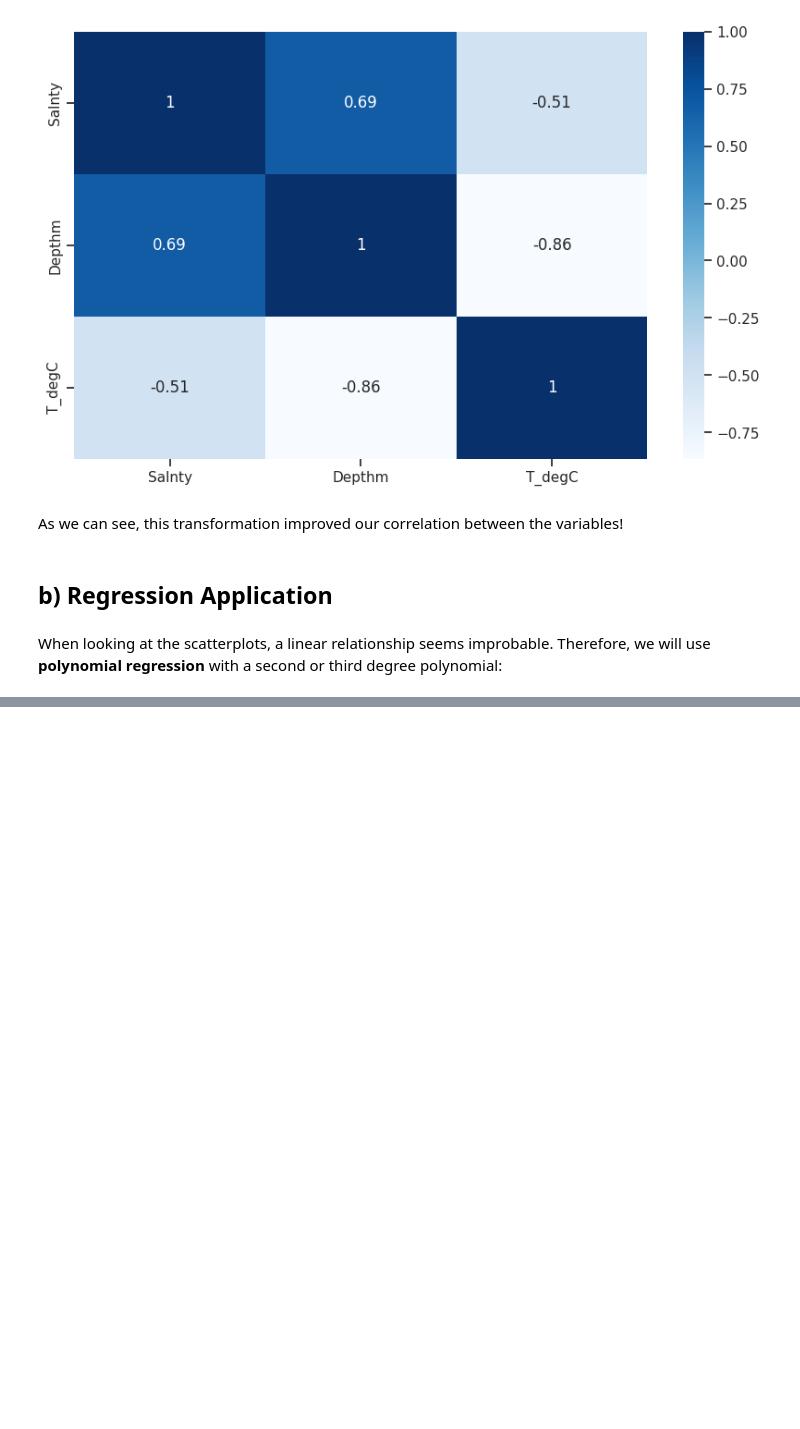
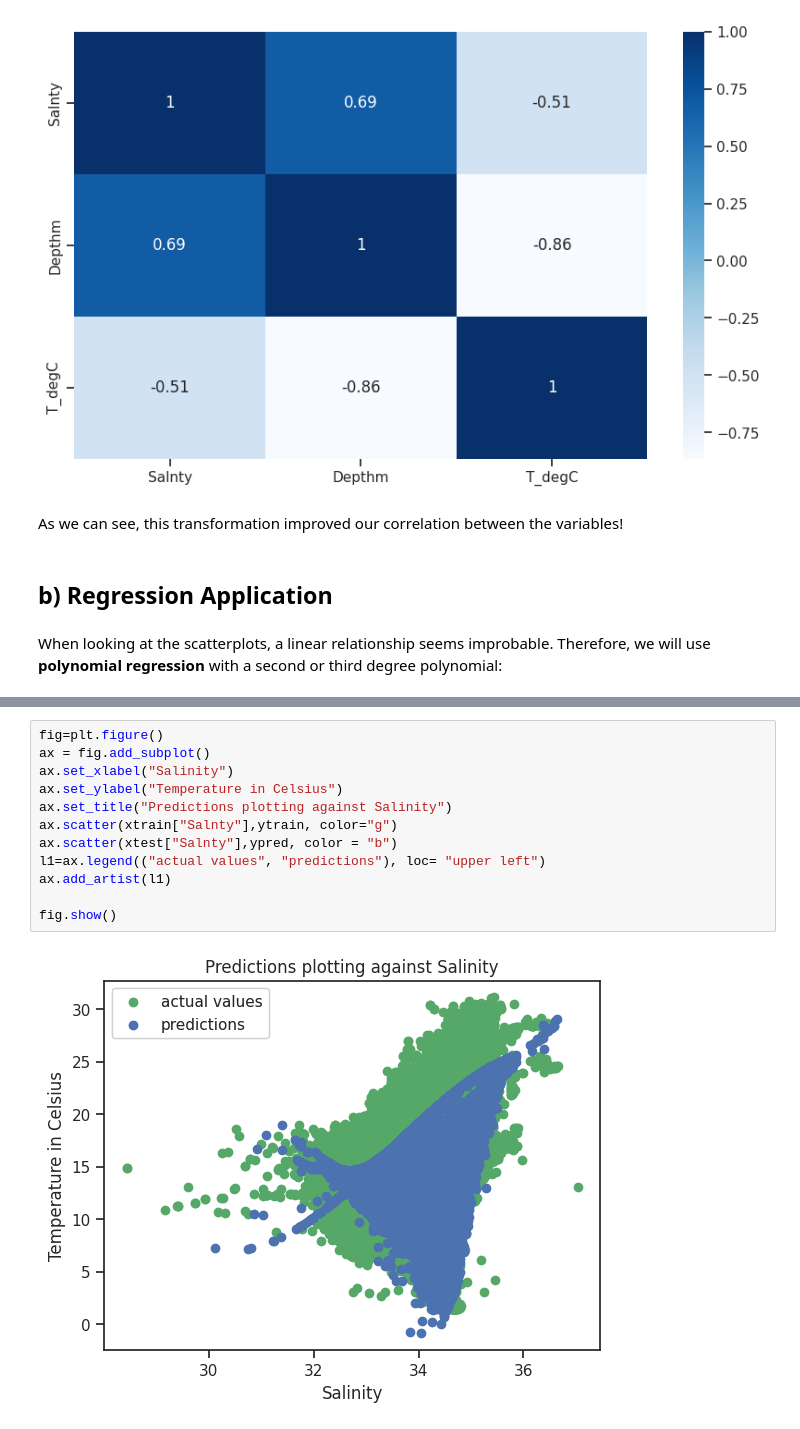
Before and after one commit to Falk358/data_science, a Jupyter notebook: sheet06/dea06_exercise2.ipynb, the cells around one changed output, grey strips where cells are left out. Cells and saved outputs as stored; diff of their text form; blank space fills up the shorter version.

```diff
--- a/sheet06/dea06_exercise2.ipynb
+++ b/sheet06/dea06_exercise2.ipynb
@@ -119,0 +157,14 @@ polyn_reg = make_pipeline(PolynomialFeatures(3),LinearRegression())
+# %%
+fig=plt.figure()
+ax = fig.add_subplot()
+ax.set_xlabel("Salinity")
+ax.set_ylabel("Temperature in Celsius")
+ax.set_title("Predictions plotting against Salinity")
+ax.scatter(xtrain["Salnty"],ytrain, color="g")
+ax.scatter(xtest["Salnty"],ypred, color = "b")
+l1=ax.legend(("actual values", "predictions"), loc= "upper left")
+ax.add_artist(l1)
+
+fig.show()
+# %% [output]
+[figure, added]
```
Also changed, not shown: parts of 12 cells of this notebook.
